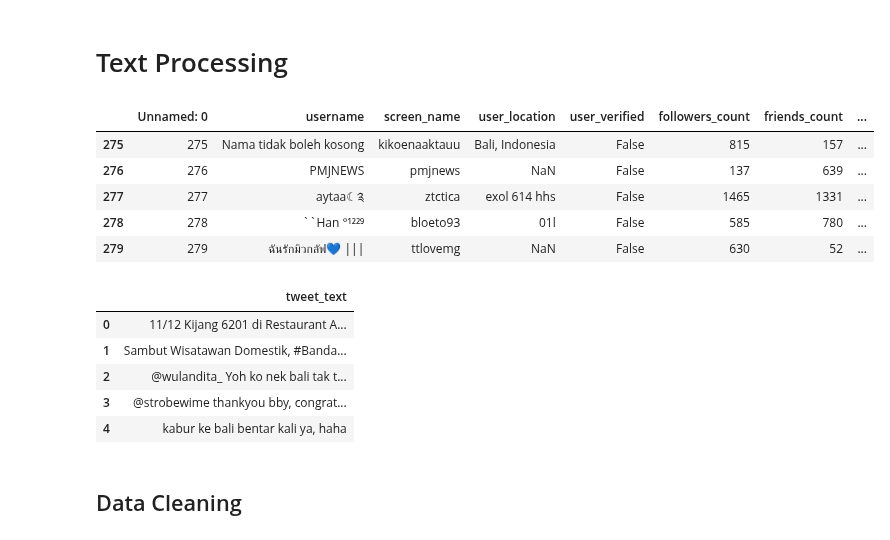
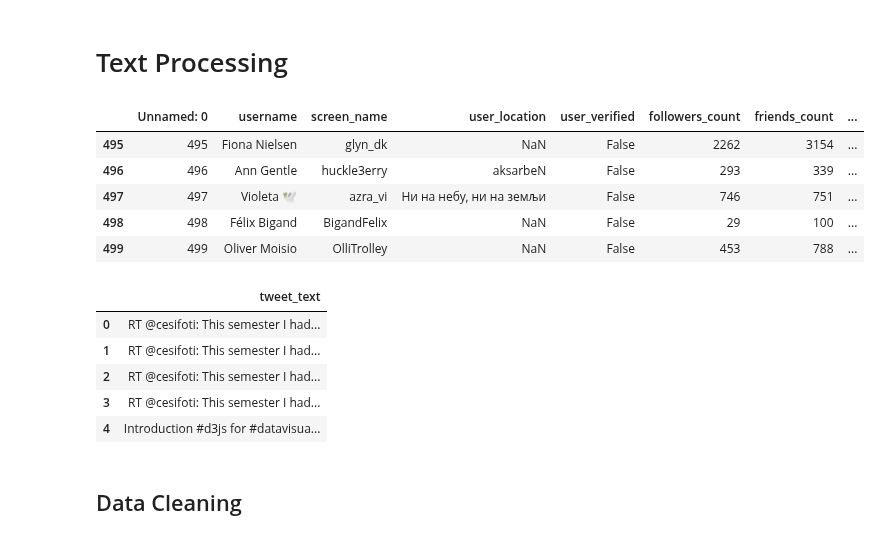
Before and after one commit to rudyhendrawn/data-course, a Jupyter notebook: data-visualization/Text-Processing.ipynb, the cells around one changed output. Cells and saved outputs as stored; diff of their text form; code cells hidden in the pictures.

```diff
--- a/data-visualization/Text-Processing.ipynb
+++ b/data-visualization/Text-Processing.ipynb
@@ -5,25 +5,25 @@ import pandas as pd
 from wordcloud import WordCloud, ImageColorGenerator
 import nltk
 # %%
-df_tweet_id = pd.read_csv('../datasets/df_tweets_id.csv')
-df_tweet_id.tail()
+df_tweet_en = pd.read_csv('../datasets/df_tweets_en.csv')
+df_tweet_en.tail()
 # %% [output]
 |  | Unnamed: 0 | username | screen_name | user_location | user_verified | followers_count | friends_count | ... |
-| 275 | 275 | Nama tidak boleh kosong | kikoenaaktauu | Bali, Indonesia | False | 815 | 157 | ... |
-| 276 | 276 | PMJNEWS | pmjnews | NaN | False | 137 | 639 | ... |
-| 277 | 277 | aytaa☾༉ | ztctica | exol 614 hhs | False | 1465 | 1331 | ... |
-| 278 | 278 | ``Han °¹²²⁹ | bloeto93 | 01l | False | 585 | 780 | ... |
-| 279 | 279 | ฉันรักมิวกลัฟ💙 ||| | ttlovemg | NaN | False | 630 | 52 | ... |
+| 495 | 495 | Fiona Nielsen | glyn_dk | NaN | False | 2262 | 3154 | ... |
+| 496 | 496 | Ann Gentle | huckle3erry | aksarbeN | False | 293 | 339 | ... |
+| 497 | 497 | Violeta 🕊️ | azra_vi | Ни на небу, ни на земљи | False | 746 | 751 | ... |
+| 498 | 498 | Félix Bigand | BigandFelix | NaN | False | 29 | 100 | ... |
+| 499 | 499 | Oliver Moisio | OlliTrolley | NaN | False | 453 | 788 | ... |
 # %%
-tweets = df_tweet_id[['tweet_text']]
+tweets = df_tweet_en[['tweet_text']]
 tweets.head()
 # %% [output]
 |  | tweet_text |
-| 0 | 11/12 Kijang 6201 di Restaurant A... |
-| 1 | Sambut Wisatawan Domestik, #Banda... |
-| 2 | @wulandita_ Yoh ko nek bali tak t... |
-| 3 | @strobewime thankyou bby, congrat... |
-| 4 | kabur ke bali bentar kali ya, haha |
+| 0 | RT @cesifoti: This semester I had... |
+| 1 | RT @cesifoti: This semester I had... |
+| 2 | RT @cesifoti: This semester I had... |
+| 3 | RT @cesifoti: This semester I had... |
+| 4 | Introduction #d3js for #datavisua... |
 # %% [markdown]
 ## Data Cleaning
 # %% [markdown]
```
Also changed, not shown: parts of 8 cells of this notebook.
